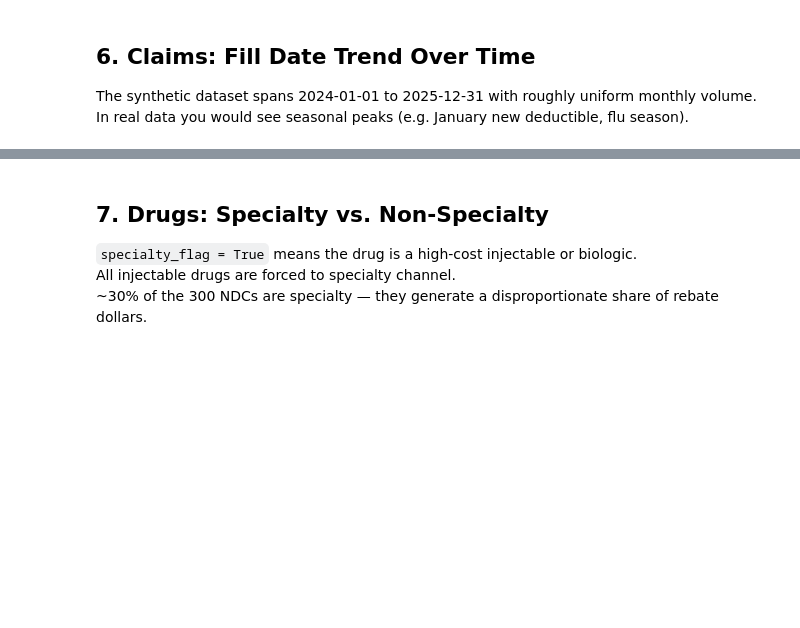
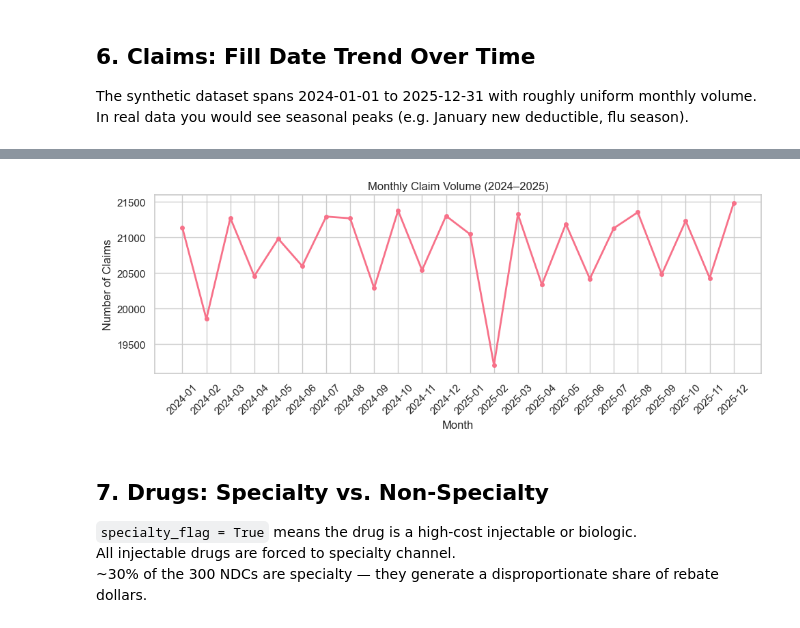
Before and after one commit to ZackLarsen/anomaly-detection, a Jupyter notebook: notebooks/01_generate_demo_data.ipynb, the cells around one changed output, grey strips where cells are left out. Saved outputs shown, nothing was run; the diff lists cells and outputs as text; code cells hidden in the pictures; blank space fills up the shorter version.

```diff
--- a/notebooks/01_generate_demo_data.ipynb
+++ b/notebooks/01_generate_demo_data.ipynb
@@ -247,3 +195,25 @@ chart
+# %%
+monthly = (
+    claims
+    .with_columns(
+        pl.col("fill_date").dt.strftime("%Y-%m").alias("month")
+    )
+    .group_by("month")
+    .agg(pl.len().alias("claims"))
+    .sort("month")
+)
+
+fig, ax = plt.subplots(figsize=(10, 4))
+monthly_pd = monthly.to_pandas()
+ax.plot(monthly_pd["month"], monthly_pd["claims"], marker='o', linewidth=2, markersize=4)
+ax.set_title("Monthly Claim Volume (2024–2025)")
+ax.set_xlabel("Month")
+ax.set_ylabel("Number of Claims")
+ax.tick_params(axis='x', rotation=45)
+plt.tight_layout()
+plt.show()
+# %% [output]
+[figure, added]
 # %% [markdown]
 ## 7. Drugs: Specialty vs. Non-Specialty
 
```
Also changed, not shown: parts of 10 cells of this notebook.
